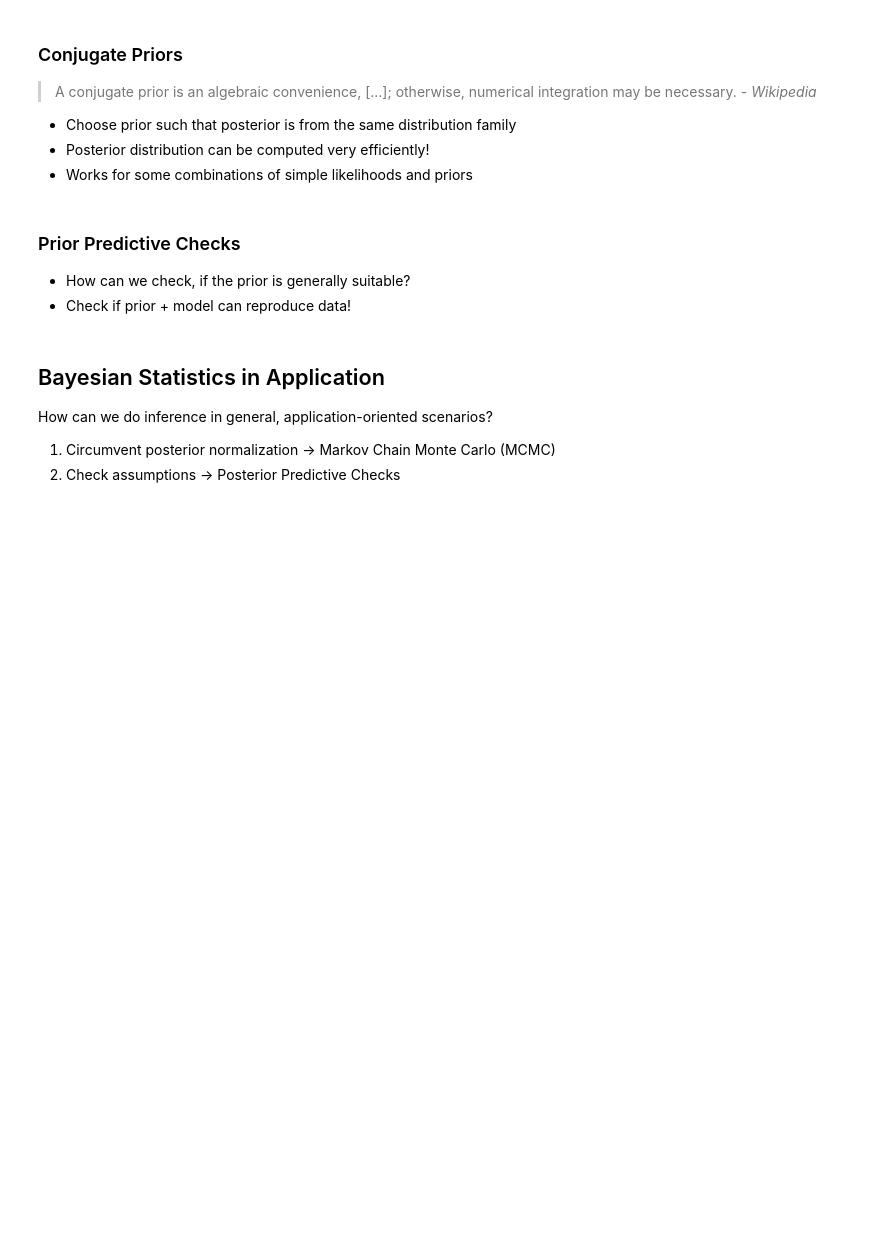
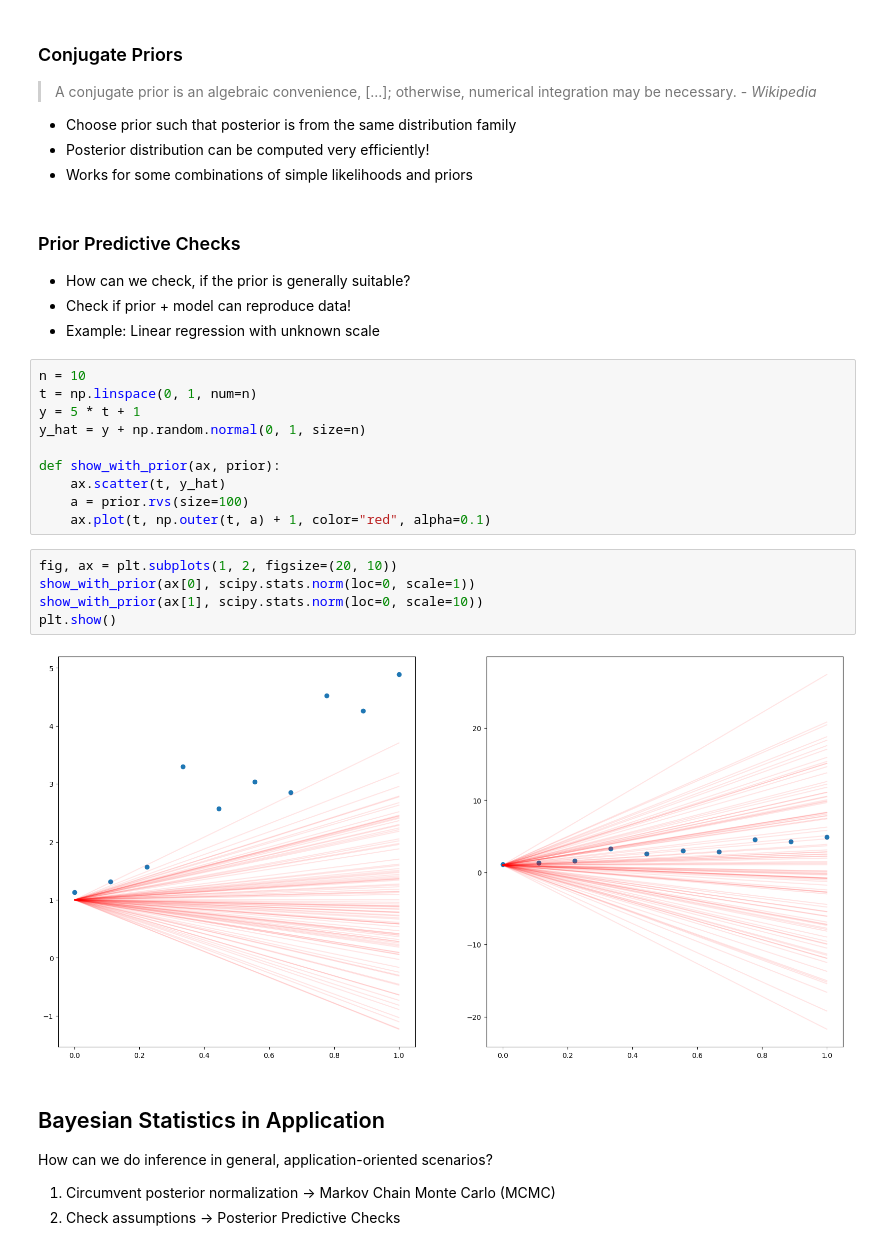
Before and after one commit to ANTS-ON/BayesianStats, a Jupyter notebook: script.ipynb, the cells around one changed output. Saved outputs shown, nothing was run; the diff lists cells and outputs as text; blank space fills up the shorter version.

Commit message:
Add prior predictive checks

```diff
--- a/script.ipynb
+++ b/script.ipynb
@@ -220,6 +220,24 @@ plt.show()
 
 - How can we check, if the prior is generally suitable?
 - Check if prior + model can reproduce data!
+- Example: Linear regression with unknown scale
+# %%
+n = 10
+t = np.linspace(0, 1, num=n)
+y = 5 * t + 1
+y_hat = y + np.random.normal(0, 1, size=n)
+
+def show_with_prior(ax, prior):
+    ax.scatter(t, y_hat)
+    a = prior.rvs(size=100)
+    ax.plot(t, np.outer(t, a) + 1, color="red", alpha=0.1)
+# %%
+fig, ax = plt.subplots(1, 2, figsize=(20, 10))
+show_with_prior(ax[0], scipy.stats.norm(loc=0, scale=1))
+show_with_prior(ax[1], scipy.stats.norm(loc=0, scale=10))
+plt.show()
+# %% [output]
+[figure, added]
 # %% [markdown]
 ## Bayesian Statistics in Application
 
```
Also changed, not shown: parts of 4 cells of this notebook.
